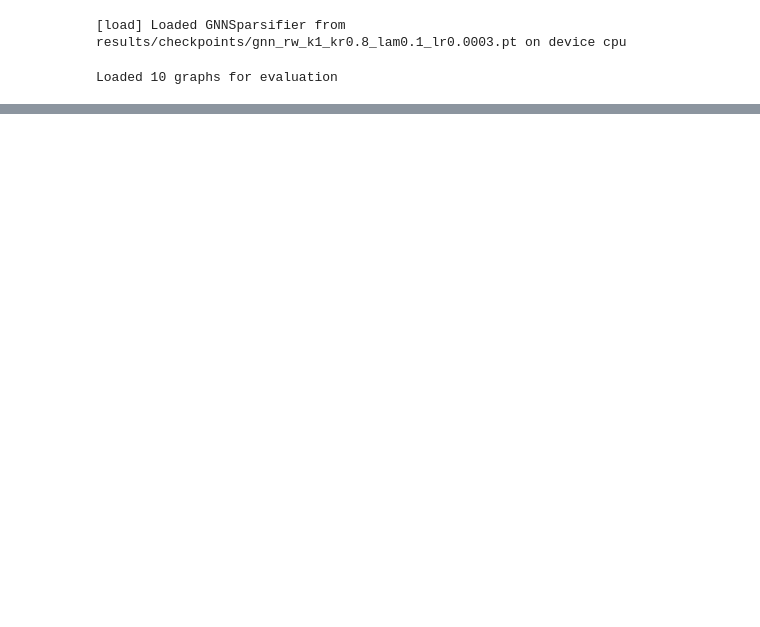
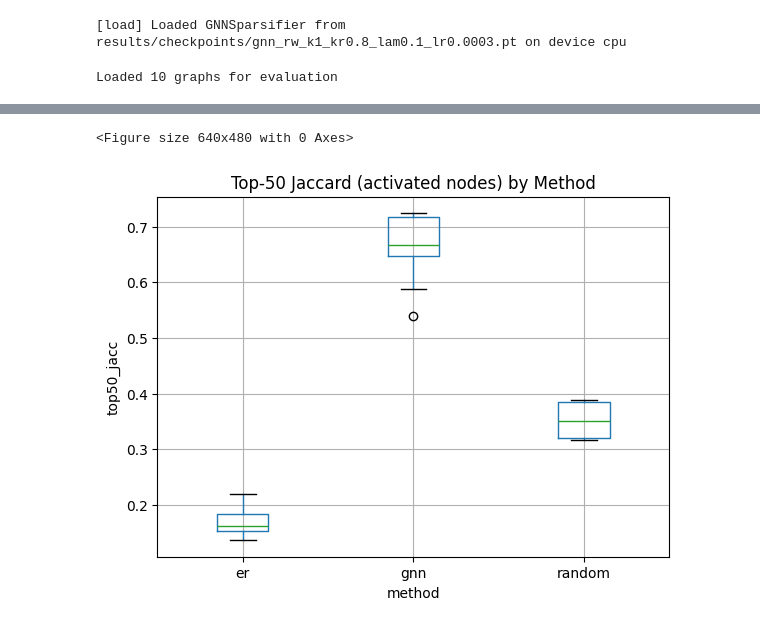
Before and after one commit to Nicky-2000/diffusion-aware-graph-compression, a Jupyter notebook: scripts/test_gnn_sparsifier.ipynb, the cells around one changed output, grey strips where cells are left out. Drawn from its saved outputs; the diff is of its cells as text; code cells hidden in the pictures; blank space fills up the shorter version.

```diff
--- a/scripts/test_gnn_sparsifier.ipynb
+++ b/scripts/test_gnn_sparsifier.ipynb
@@ -253,0 +352,10 @@ Random sparsifier vs original:
+# %%
+plt.figure()
+df.boxplot(column="top50_jacc", by="method")
+plt.title("Top-50 Jaccard (activated nodes) by Method")
+plt.suptitle("")
+plt.ylabel("top50_jacc")
+plt.show()
+# %% [output]
+<Figure size 640x480 with 0 Axes>
+[figure, added]
```
Also changed, not shown: parts of 6 cells of this notebook, 1 other file.
